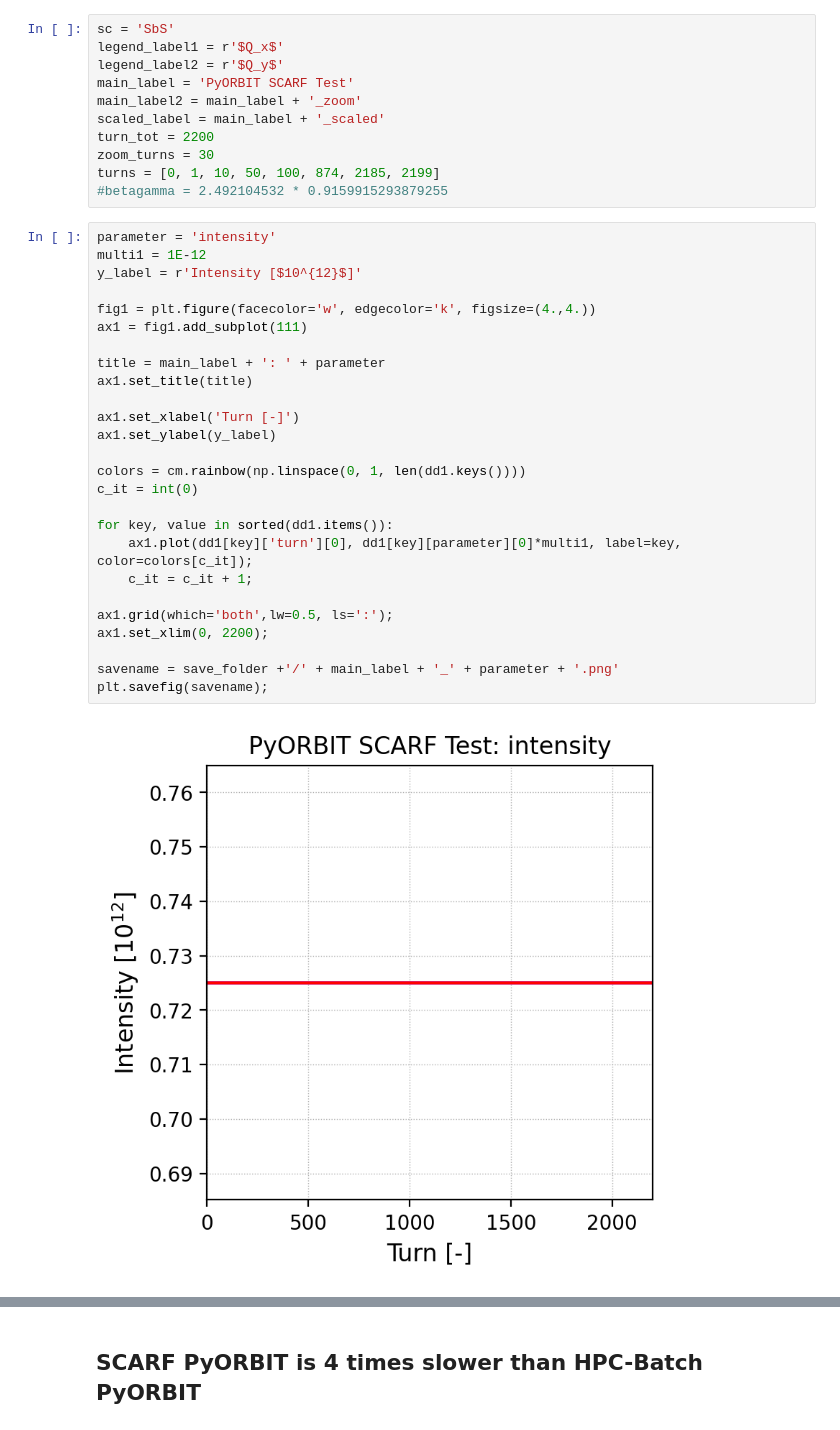
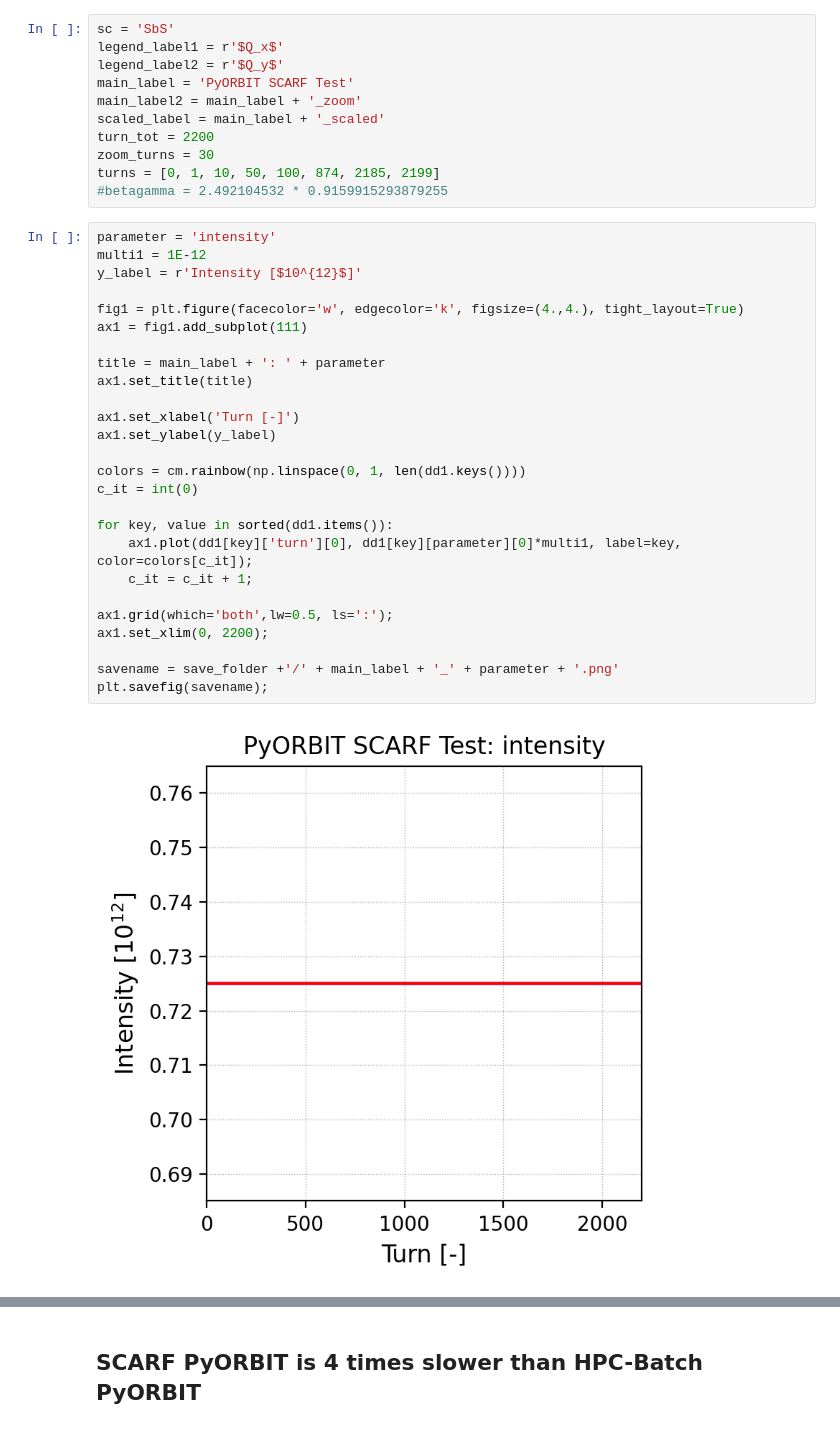
Before and after one commit to HaroonRafique/SCARF_PTC_PyORBIT_Test, a Jupyter notebook: 00_Initial_Test/1_H_07_Output.ipynb, the cells around one changed output, grey strips where cells are left out. Cells and saved outputs as stored; diff of their text form.

Commit message:
<update>[00/1_H_07] Plots

```diff
--- a/00_Initial_Test/1_H_07_Output.ipynb
+++ b/00_Initial_Test/1_H_07_Output.ipynb
@@ -114,31 +114,31 @@ turns = [0, 1, 10, 50, 100, 874, 2185, 2199]
 # %%
 parameter = 'intensity'
 multi1 = 1E-12
 y_label = r'Intensity [$10^{12}$]'
 
-fig1 = plt.figure(facecolor='w', edgecolor='k', figsize=(4.,4.))
+fig1 = plt.figure(facecolor='w', edgecolor='k', figsize=(4.,4.), tight_layout=True)
 ax1 = fig1.add_subplot(111)
 
 title = main_label + ': ' + parameter
 ax1.set_title(title)
 
 ax1.set_xlabel('Turn [-]')
 ax1.set_ylabel(y_label)
 
 colors = cm.rainbow(np.linspace(0, 1, len(dd1.keys())))
 c_it = int(0)
 
 for key, value in sorted(dd1.items()):
     ax1.plot(dd1[key]['turn'][0], dd1[key][parameter][0]*multi1, label=key, color=colors[c_it]);
     c_it = c_it + 1;
 
 ax1.grid(which='both',lw=0.5, ls=':');
 ax1.set_xlim(0, 2200);
 
 savename = save_folder +'/' + main_label + '_' + parameter + '.png'
 plt.savefig(savename);
 # %% [output]
-[figure, old version]
+[figure, new version]
 # %%
 parameter = 'n_mp'
 multi1 = 1E-6
```
Also changed, not shown: parts of 26 cells of this notebook, 21 other files.
